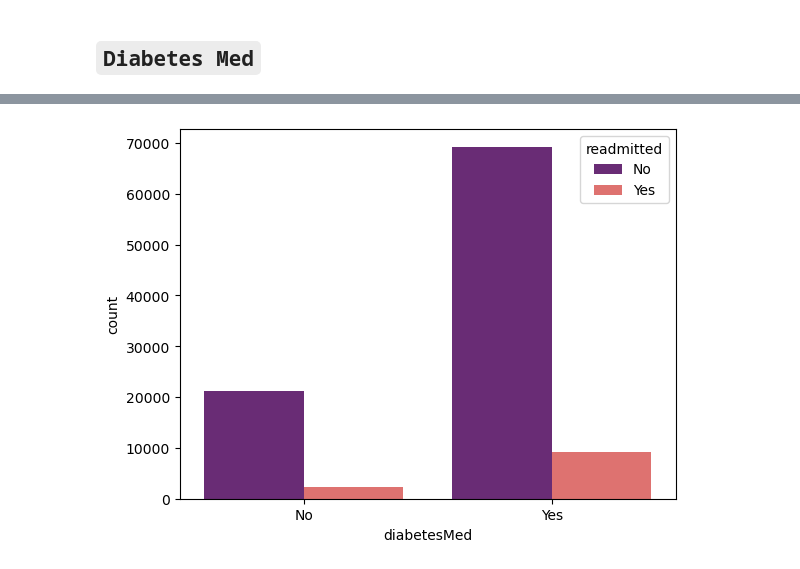
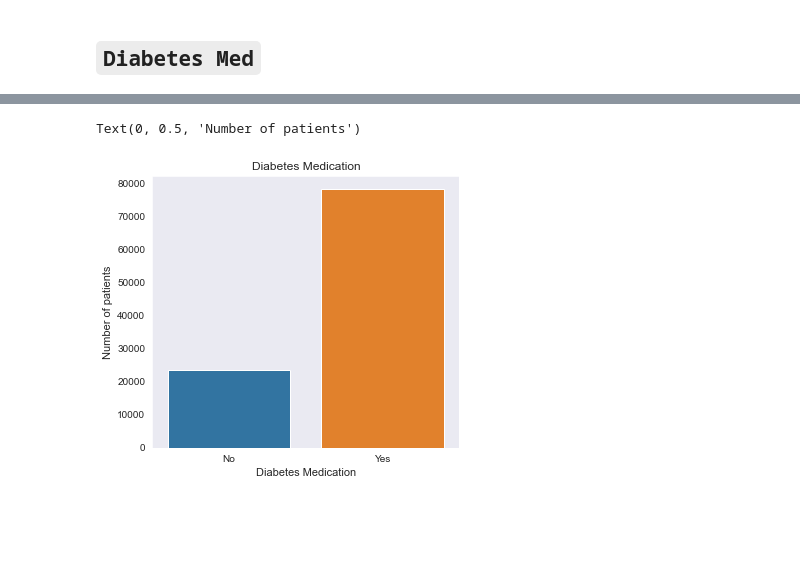
Before and after one commit to Arvindhh931/Healthcare_Analyitics-CAPSTONE-Project-, a Jupyter notebook: EDA/capstone_EDA.ipynb, the cells around one changed output, grey strips where cells are left out. Drawn from its saved outputs; the diff is of its cells as text; code cells hidden in the pictures; blank space fills up the shorter version.

```diff
--- a/EDA/capstone_EDA.ipynb
+++ b/EDA/capstone_EDA.ipynb
@@ -47,7 +50,7 @@ from sklearn.ensemble import RandomForestClassifier,BaggingClassifier,VotingClas
 
 from imblearn.over_sampling import SMOTE,SMOTEN,SMOTENC
 # %%
-data = pd.read_csv('diabetic_data.csv')
+data = pd.read_csv('diabetic_data_original.csv')
 admission_type = pd.read_excel('Mapping.xlsx',sheet_name='Admission_type_id')
 discharge_disposition = pd.read_excel('Mapping.xlsx',sheet_name='Discharge_disposition')
 admission_source = pd.read_excel('Mapping.xlsx',sheet_name='Admission_source_id')
@@ -239,0 +263,12 @@ plt.show()
+# %%
+plt.figure(figsize=(5,5))
+sns.set_style('dark')
+sns.countplot(df['readmitted'])
+plt.text(-0.15,57000,"53.91 %",fontsize=11)
+plt.text(0.80,38000,"34.93 %",fontsize=11)
+plt.text(1.80,13000,"11.16 %",fontsize=11)
+plt.ylim(top=62000)
+plt.ylabel("Number of counts",fontsize=11)
+plt.xlabel("Readmission Status",fontsize=11)
+plt.title("Target")
+plt.show()
@@ -720,5 +933,9 @@ plt.show()
 # %%
-sns.countplot(df['diabetesMed'],palette='magma',hue=df['readmitted'])
-plt.show()
+plt.figure(figsize=(5.5,5))
+sns.countplot(df['diabetesMed'])
+plt.title("Diabetes Medication")
+plt.xlabel("Diabetes Medication",fontsize=11)
+plt.ylabel("Number of patients",fontsize=11)
 # %% [output]
+Text(0, 0.5, 'Number of patients')
-[figure, old version]
+[figure, new version]
```
Also changed, not shown: parts of 139 cells of this notebook.
